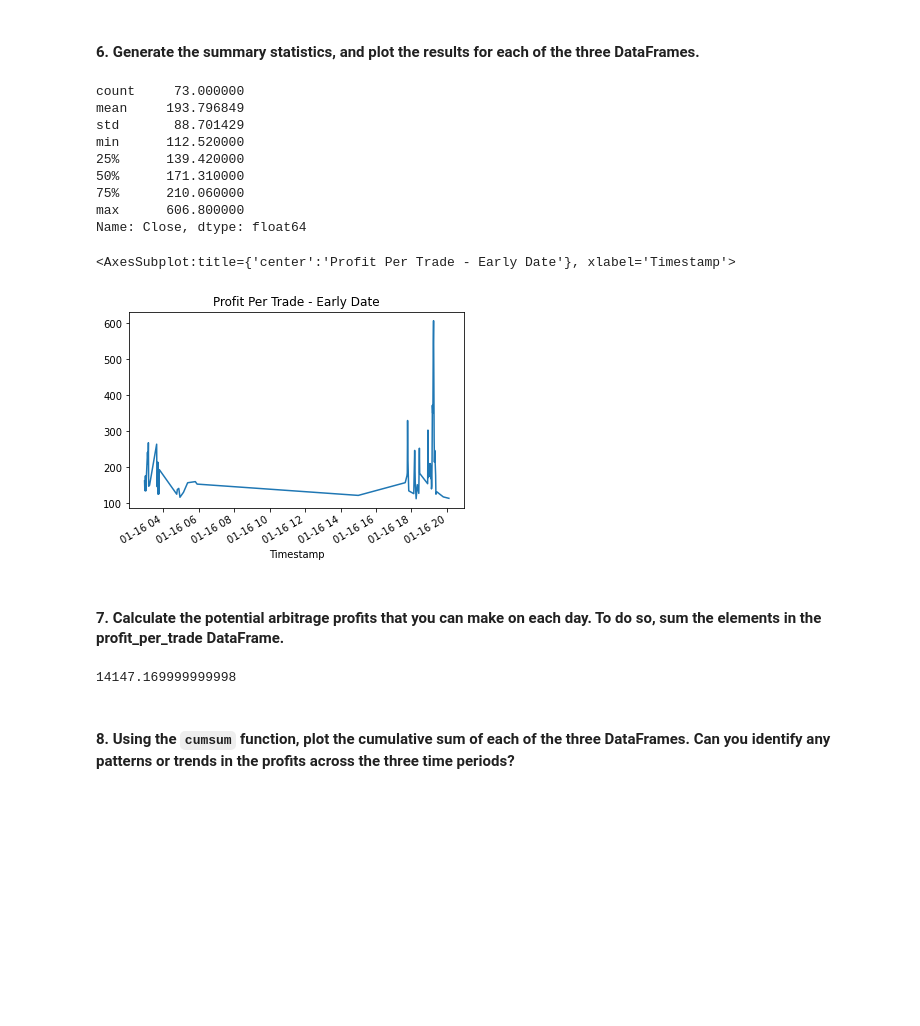
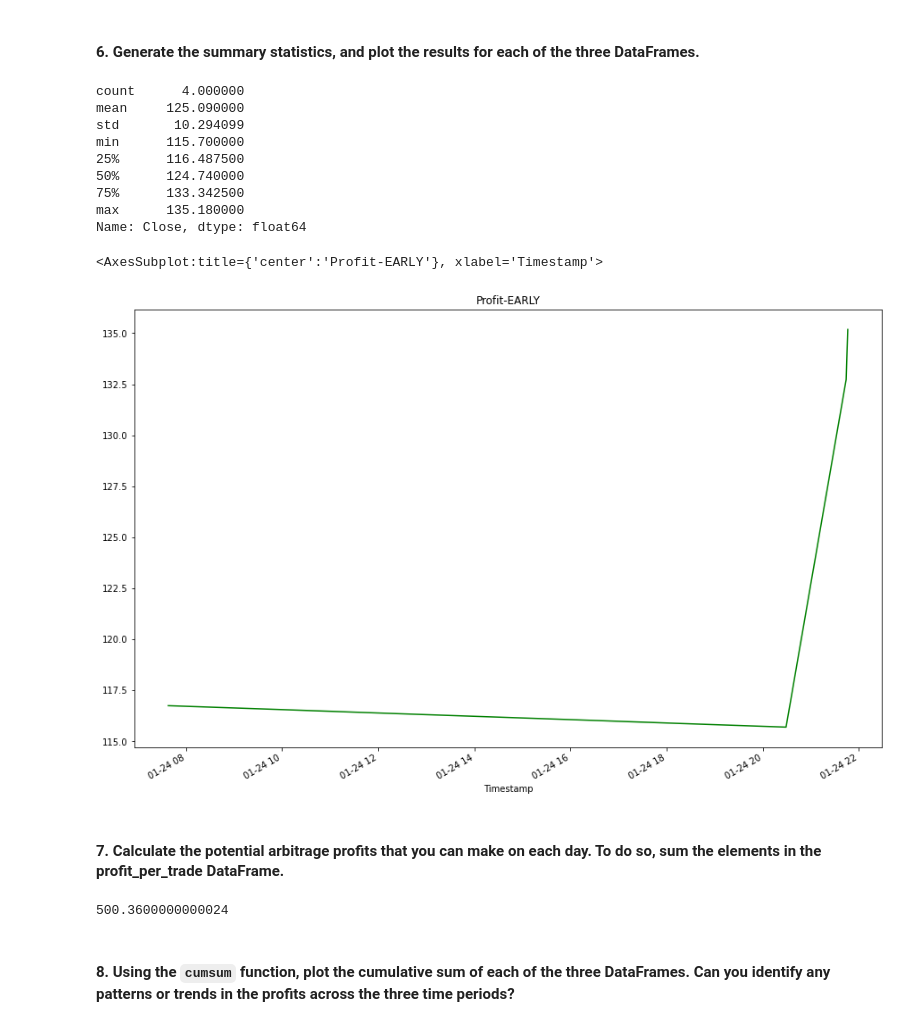
Before and after one commit to brprod8/Abitrage, a Jupyter notebook: abitrage/crypto_arbitrage.ipynb, the cells around one changed output. Saved outputs shown, nothing was run; the diff lists cells and outputs as text; code cells hidden in the pictures; blank space fills up the shorter version.

Commit message:
Arbitrage Calculation with visual
analyzed data to see potential arbitrage opportunities provided visual to any patterns for 3 different time in the data set prep for readme file

```diff
--- a/abitrage/crypto_arbitrage.ipynb
+++ b/abitrage/crypto_arbitrage.ipynb
@@ -429,0 +372,7 @@ Name: Close, dtype: float64
+# %%
+# For the date early in the dataset, measure the arbitrage spread between the two exchanges
+# by subtracting the lower-priced exchange from the higher-priced one
+arbitrage_early = arbitrage_spread_early[arbitrage_spread_early>0]
+
+# Use a conditional statement to generate the summary statistics for each arbitrage_spread DataFrame
+arbitrage_early.describe()
@@ -431,9 +390,12 @@ Name: Close, dtype: float64
 #### 2. For each of the three dates, calculate the spread returns. To do so, divide the instances that have a positive arbitrage spread (that is, a spread greater than zero) by the price of Bitcoin from the exchange you’re buying on (that is, the lower-priced exchange). Review the resulting DataFrame.
 # %%
 # For the date early in the dataset, calculate the spread returns by dividing the instances when the arbitrage spread is positive (> 0)
+
 # by the price of Bitcoin from the exchange you are buying on (the lower-priced exchange).
-spread_return_early= # YOUR CODE HERE
+
+
+spread_return_early = arbitrage_early  / bitstamp_sliced.loc["2018-01-24"]
 
 # Review the spread return DataFrame
-# YOUR CODE HERE
+spread_return_early.describe()
 # %% [output]
@@ -449,9 +413,9 @@ Name: Close, dtype: float64
 # %%
 # For the date early in the dataset, determine the number of times your trades with positive returns
 # exceed the 1% minimum threshold (.01) that you need to cover your costs
-profitable_trades_early = # YOUR CODE HERE
+profitable_trades_early = spread_return_early[spread_return_early>.01]
 
 # Review the first five profitable trades
-# YOUR CODE HERE
+profitable_trades_early.head()
 # %% [output]
 Timestamp
@@ -482,12 +446,12 @@ Name: Close, dtype: float64
 # %%
 # For the date early in the dataset, calculate the potential profit per trade in dollars
 # Multiply the profitable trades by the cost of the Bitcoin that was purchased
-profit_early = # YOUR CODE HERE
+profit_early = profitable_trades_early * bitstamp_sliced.loc["2018-01-24"]
 
 # Drop any missing values from the profit DataFrame
-profit_per_trade_early = # YOUR CODE HERE
+profit_early  = profit_early.dropna()
 
 # View the early profit DataFrame
-# YOUR CODE HERE
+profit_early.head()
 # %% [output]
 Timestamp
@@ -507,30 +464,31 @@ Name: Close, Length: 73, dtype: float64
 #### 6. Generate the summary statistics, and plot the results for each of the three DataFrames.
 # %%
 # Generate the summary statistics for the early profit per trade DataFrame
-# YOUR CODE HERE
+profit_early.describe()
 # %% [output]
-count     73.000000
-mean     193.796849
-std       88.701429
-min      112.520000
-25%      139.420000
-50%      171.310000
-75%      210.060000
-max      606.800000
+count      4.000000
+mean     125.090000
+std       10.294099
+min      115.700000
+25%      116.487500
+50%      124.740000
+75%      133.342500
+max      135.180000
 Name: Close, dtype: float64
 # %%
 # Plot the results for the early profit per trade DataFrame
-# YOUR CODE HERE
+profit_early.plot(figsize=(15,10), title="Profit-EARLY" , color="Green")
 # %% [output]
-<AxesSubplot:title={'center':'Profit Per Trade - Early Date'}, xlabel='Timestamp'>
+<AxesSubplot:title={'center':'Profit-EARLY'}, xlabel='Timestamp'>
-[figure, old version]
+[figure, new version]
 # %% [markdown]
 #### 7. Calculate the potential arbitrage profits that you can make on each day. To do so, sum the elements in the profit_per_trade DataFrame.
 # %%
 # Calculate the sum of the potential profits for the early profit per trade DataFrame
-# YOUR CODE HERE
+profit_per_trade_early_sum =profit_early.sum()
+profit_per_trade_early_sum
 # %% [output]
-14147.169999999998
+500.3600000000024
 # %% [markdown]
 #### 8. Using the `cumsum` function, plot the cumulative sum of each of the three DataFrames. Can you identify any patterns or trends in the profits across the three time periods?
 # %%
```
Also changed, not shown: parts of 84 cells of this notebook.
